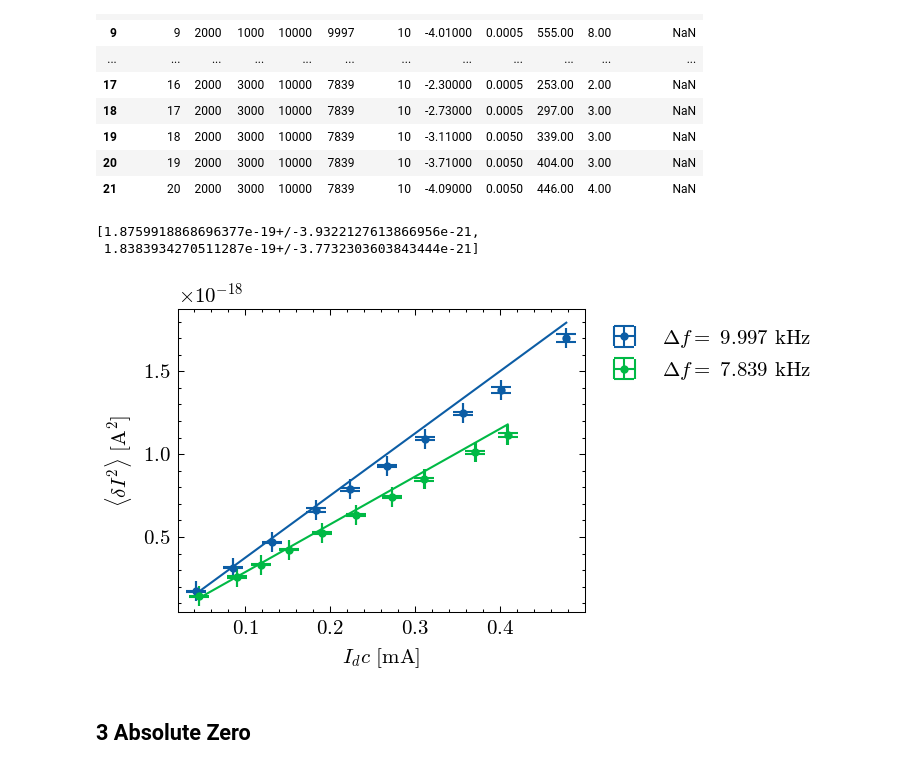
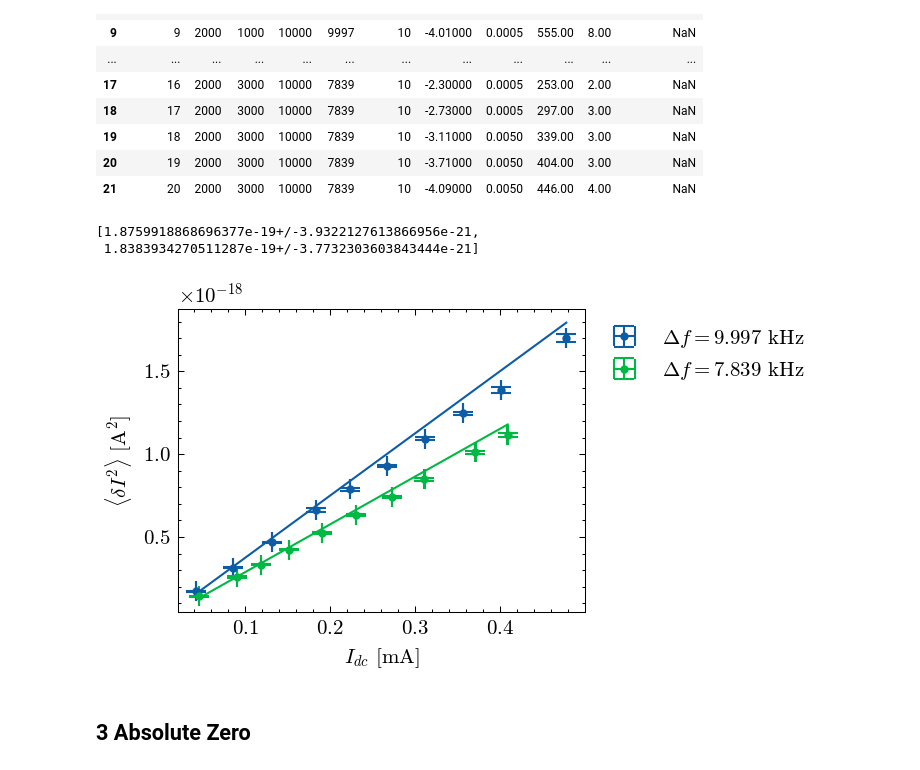
Before and after one commit to emhl/FP2, a Jupyter notebook: rauschen.ipynb, the cells around one changed output. Cells and saved outputs as stored; diff of their text form; code cells hidden in the pictures.

Commit message:
2 schrotrauschen

```diff
--- a/rauschen.ipynb
+++ b/rauschen.ipynb
@@ -293,30 +293,30 @@ def di2s(v, g1, g2, rf):
 # %%
 # over df Raumtemp raw
 plt.figure()
 e_0s= []
 for i in range(0,2):
     dat = dat2[11*i+1:11*(i+1)]
     v_dc = ua(dat['Vdc V'],dat[f'uVdc'])
     v_n = ua(dat['Vn mV'],dat[f'uVn'])
     r = dat['R kOhm'].mean()
     x = i_dc(v_dc, r*1e3)*1e3
     y = di2s(v_n, 100, dat['g2'], r*1e3)
     df = dat['df Hz'].mean()*1e-3
-    plt.errorbar(nv(x),nv(y),yerr=sd(y),xerr=sd(x),fmt='.',label=f'$\Delta f=$ {round(df,3)} kHz',color=f'C{i}')
+    plt.errorbar(nv(x),nv(y),yerr=sd(y),xerr=sd(x),fmt='.',label=f'$\Delta f=${round(df,3)} kHz',color=f'C{i}')
     def shotfit(i_dc, e):
         return 2*e*i_dc*df
     popt, pcov  = curve_fit(shotfit, nv(x), nv(y), sigma=sd(y))
     plt.plot(nv(x),nv(shotfit(x, *popt)),color=f'C{i}')
     e_0s.append(uf(popt[0],np.sqrt(pcov[0,0])))
 plt.legend(loc='upper left', bbox_to_anchor=(1, 1))
-plt.xlabel('$I_dc$ [mA]')
+plt.xlabel('$I_{dc}$ [mA]')
 plt.ylabel(r'$\langle\delta I^2\rangle$ [A$^2$]')
-plt.savefig(outdir+'2-schrot_rauschen_raw.pdf',bbox_inches='tight')
+plt.savefig(outdir+'2-schrot_rauschen_fit.pdf',bbox_inches='tight')
 e_0s
 # %% [output]
 [1.8759918868696377e-19+/-3.9322127613866956e-21,
  1.8383934270511287e-19+/-3.7732303603843444e-21]
-[figure, old version]
+[figure, new version]
 # %% [markdown]
 ## 3 Absolute Zero
 # %%
```
Also changed, not shown: parts of 2 cells of this notebook.
